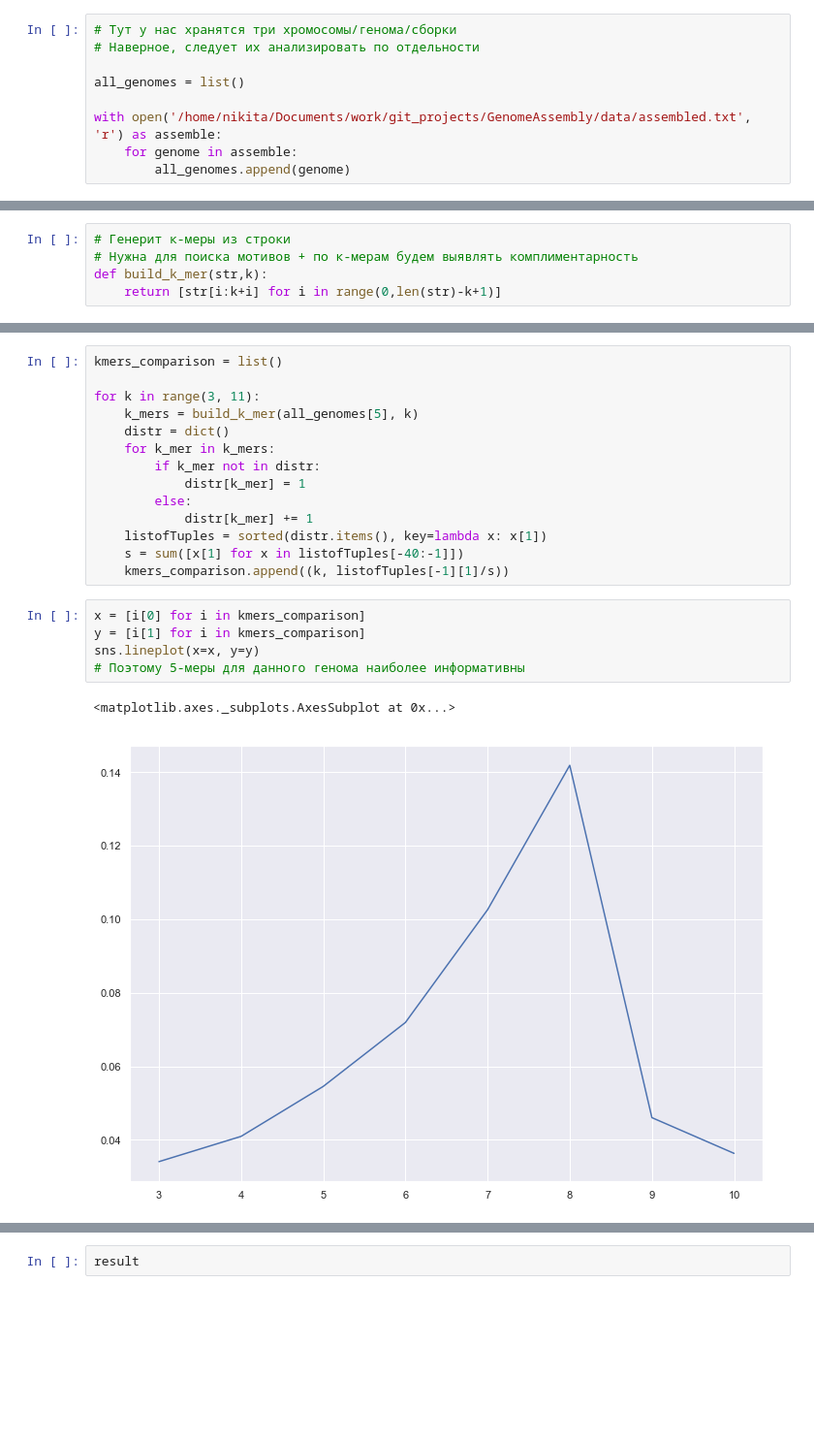
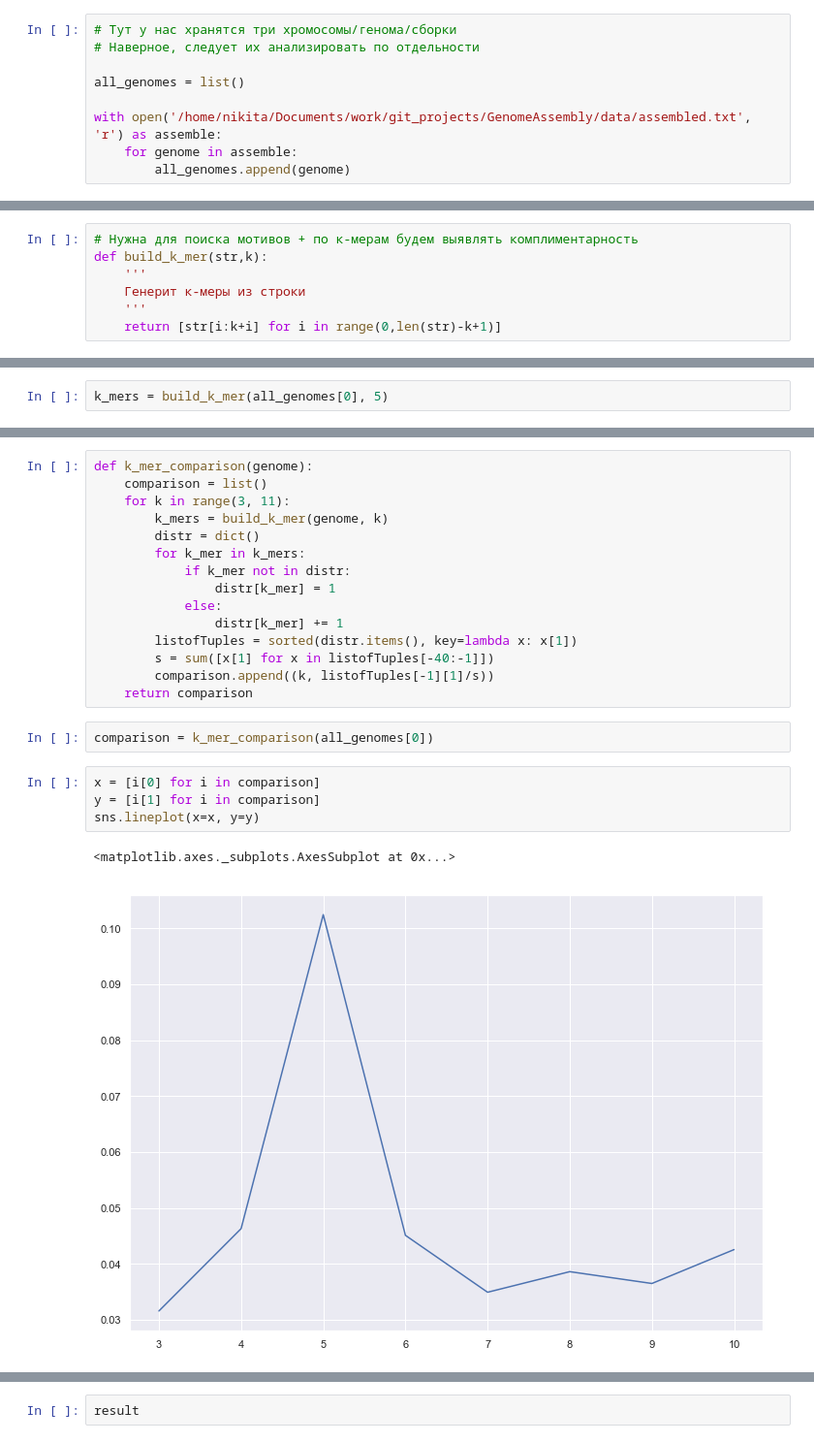
Before and after one commit to faramer86/GenomeAssembly, a Jupyter notebook: GenomeProject.ipynb, the cells around one changed output, grey strips where cells are left out. Shown at 97% size. Drawn from its saved outputs; the diff is of its cells as text; blank space fills up the shorter version.

```diff
--- a/GenomeProject.ipynb
+++ b/GenomeProject.ipynb
@@ -231,5 +185,7 @@ print(give_character_content_str(all_genomes[5]))
 # %%
-# Генерит к-меры из строки
 # Нужна для поиска мотивов + по к-мерам будем выявлять комплиментарность
 def build_k_mer(str,k):
+    '''
+    Генерит к-меры из строки
+    '''
     return [str[i:k+i] for i in range(0,len(str)-k+1)]
@@ -244,2 +192,4 @@ k_mers = build_k_mer(all_genomes[1], 5)
+# %%
+k_mers = build_k_mer(all_genomes[0], 5)
 # %%
 # Почему k=5?
@@ -249,22 +199,24 @@ k_mers = build_k_mer(all_genomes[1], 5)
 # %%
-kmers_comparison = list()
-
-for k in range(3, 11):
-    k_mers = build_k_mer(all_genomes[5], k)
-    distr = dict()
-    for k_mer in k_mers:
-        if k_mer not in distr:
-            distr[k_mer] = 1
-        else:
-            distr[k_mer] += 1
-    listofTuples = sorted(distr.items(), key=lambda x: x[1])
-    s = sum([x[1] for x in listofTuples[-40:-1]])
-    kmers_comparison.append((k, listofTuples[-1][1]/s))
+def k_mer_comparison(genome):
+    comparison = list()
+    for k in range(3, 11):
+        k_mers = build_k_mer(genome, k)
+        distr = dict()
+        for k_mer in k_mers:
+            if k_mer not in distr:
+                distr[k_mer] = 1
+            else:
+                distr[k_mer] += 1
+        listofTuples = sorted(distr.items(), key=lambda x: x[1])
+        s = sum([x[1] for x in listofTuples[-40:-1]])
+        comparison.append((k, listofTuples[-1][1]/s))
+    return comparison
+# %%
+comparison = k_mer_comparison(all_genomes[0])
 # %%
-x = [i[0] for i in kmers_comparison]
-y = [i[1] for i in kmers_comparison]
+x = [i[0] for i in comparison]
+y = [i[1] for i in comparison]
 sns.lineplot(x=x, y=y)
-# Поэтому 5-меры для данного генома наиболее информативны
 # %% [output]
 <matplotlib.axes._subplots.AxesSubplot at 0x...>
-[figure, old version]
+[figure, new version]
```
Also changed, not shown: parts of 81 cells of this notebook, 16 other files.
